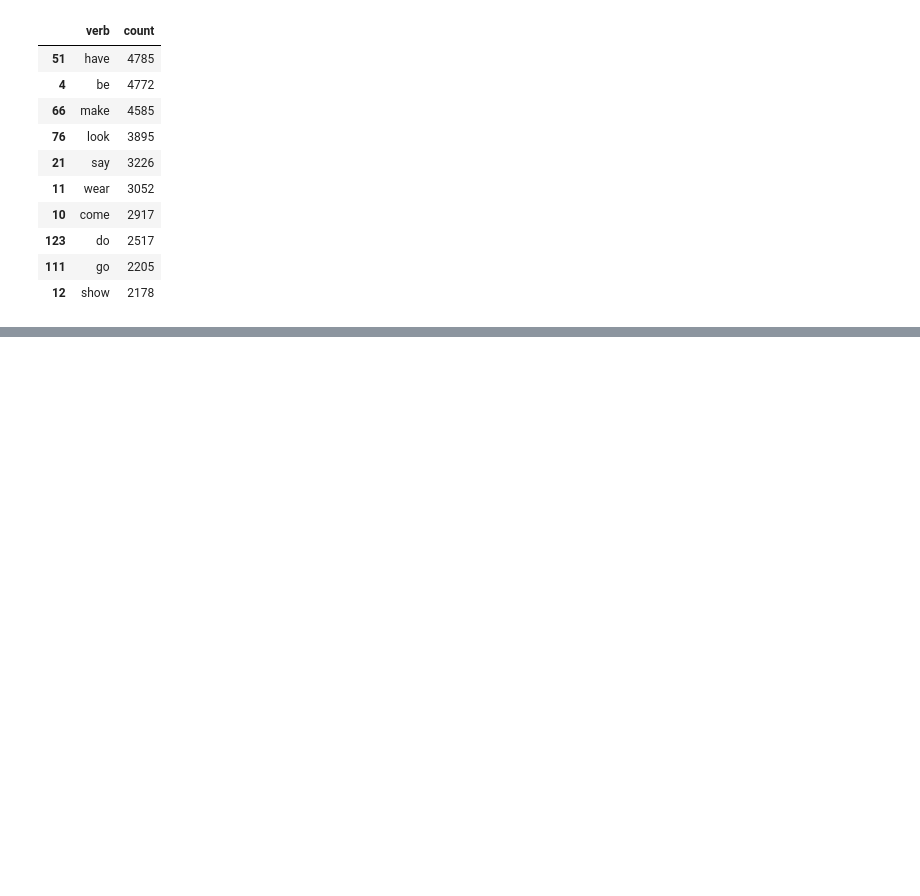
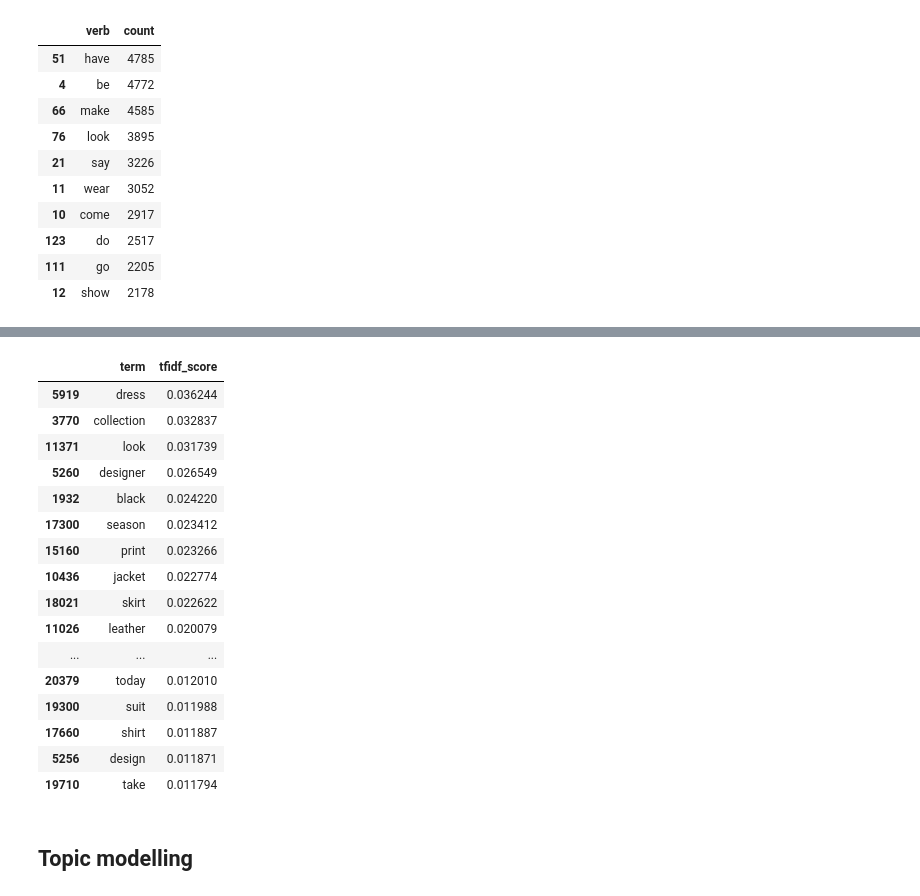
Before and after one commit to Zoe-O16/Thesis, a Jupyter notebook: EDA-zoeoggel.ipynb, the cells around one changed output, grey strips where cells are left out. Drawn from its saved outputs; the diff is of its cells as text; code cells hidden in the pictures; blank space fills up the shorter version.

Commit message:
data cleaning progress

```diff
--- a/EDA-zoeoggel.ipynb
+++ b/EDA-zoeoggel.ipynb
@@ -438,0 +359,12 @@ else:
+# %%
+# Basic corpus stats
+texts = df["review"].astype(str)
+
+print("Number of documents:", len(texts))
+print("Avg length:", texts.str.split().apply(len).mean())
+print("Min length:", texts.str.split().apply(len).min())
+print("Max length:", texts.str.split().apply(len).max())
+
+# Check empty / very short docs
+short_docs = texts[texts.str.split().apply(len) < 5]
+print("Very short docs:", len(short_docs))
@@ -438,0 +421,23 @@ else:
+# %%
+from sklearn.feature_extraction.text import TfidfVectorizer
+
+vectorizer = TfidfVectorizer(
+    lowercase=True,
+    stop_words=None,      # keep everything
+    max_df=1.0,           # do NOT filter frequent terms
+    min_df=1              # do NOT filter rare terms
+)
+
+X = vectorizer.fit_transform(processed_texts)
+terms = vectorizer.get_feature_names_out()
+# %%
+# average tf-idf score per term across documents
+scores = np.asarray(X.mean(axis=0)).ravel()
+
+tfidf_global = sorted(
+    zip(terms, scores),
+    key=lambda x: x[1],
+    reverse=True
+)
+
+tfidf_global[:30]  # top 30 words
@@ -438,0 +501,25 @@ else:
+# %%
+tfidf_df = pd.DataFrame({
+    "term": terms,
+    "tfidf_score": scores
+}).sort_values(by="tfidf_score", ascending=False)
+
+tfidf_df.head(50)
+# %% [output]
+|  | term | tfidf_score |
+| 5919 | dress | 0.036244 |
+| 3770 | collection | 0.032837 |
+| 11371 | look | 0.031739 |
+| 5260 | designer | 0.026549 |
+| 1932 | black | 0.024220 |
+| 17300 | season | 0.023412 |
+| 15160 | print | 0.023266 |
+| 10436 | jacket | 0.022774 |
+| 18021 | skirt | 0.022622 |
+| 11026 | leather | 0.020079 |
+| ... | ... | ... |
+| 20379 | today | 0.012010 |
+| 19300 | suit | 0.011988 |
+| 17660 | shirt | 0.011887 |
+| 5256 | design | 0.011871 |
+| 19710 | take | 0.011794 |
@@ -438,0 +538,2 @@ else:
+# %% [markdown]
+## Topic modelling
```
Also changed, not shown: parts of 28 cells of this notebook, 7 other files.
